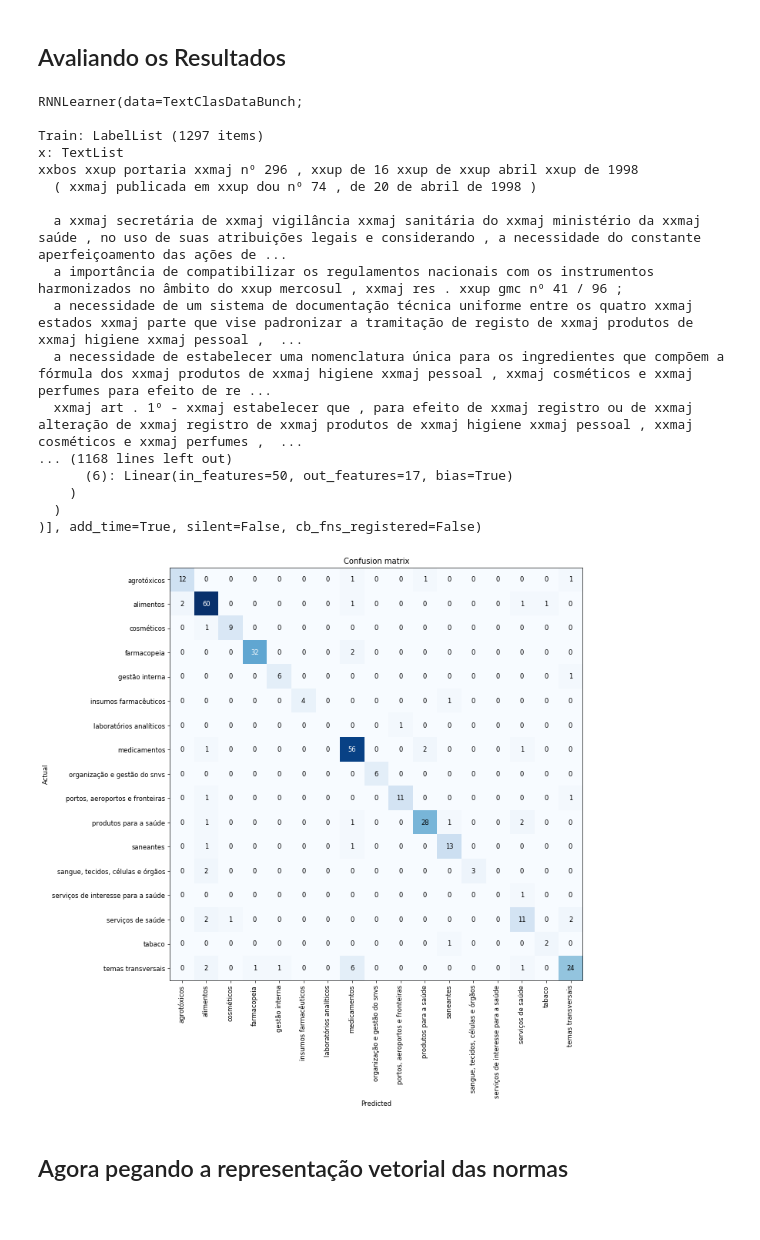
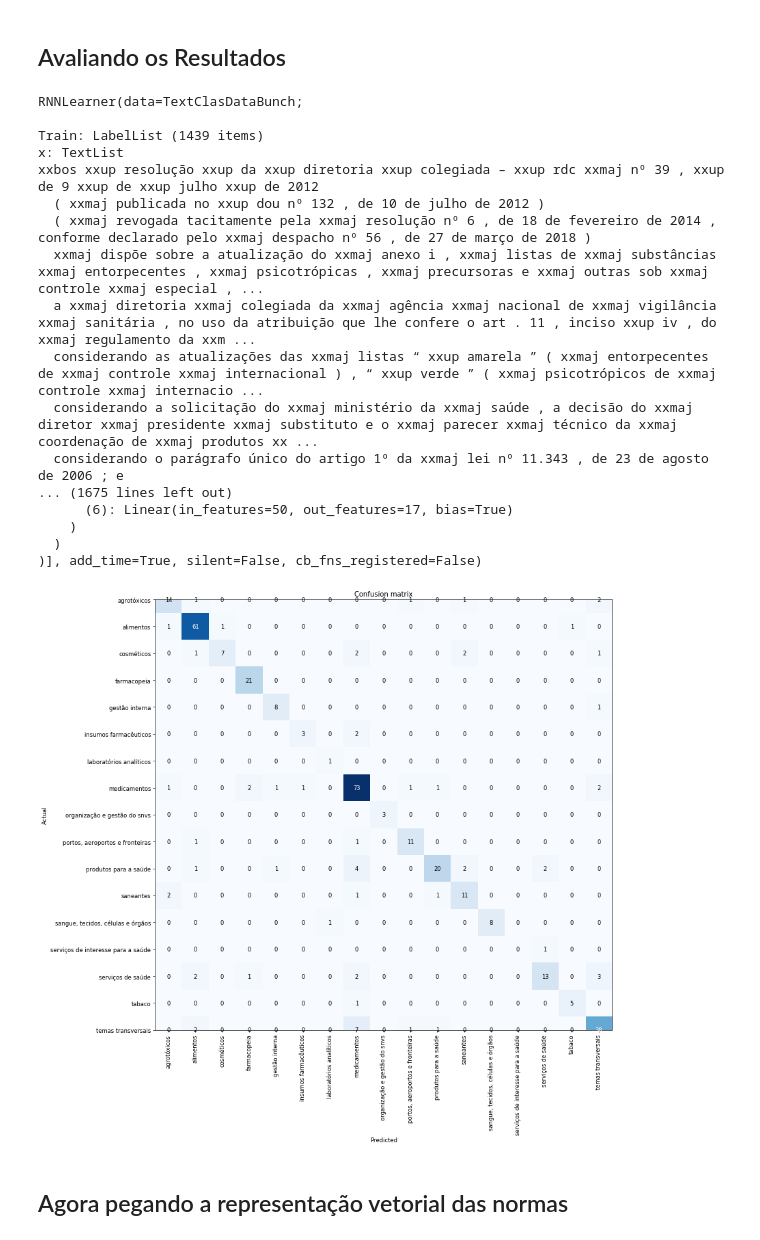
Before and after one commit to thiagodma/Cluster-Normas, a Jupyter notebook: Classificacao_Normas.ipynb, the cells around one changed output. Cells and saved outputs as stored; diff of their text form; code cells hidden in the pictures.

```diff
--- a/Classificacao_Normas.ipynb
+++ b/Classificacao_Normas.ipynb
@@ -162,24 +204,24 @@ learn_clas.fit_one_cycle(20, max_lr=slice(lr_min,lr_max), moms=(0.8,0.7), callba
 # %% [markdown]
 ## Avaliando os Resultados
 # %%
-data_clas = load_data('Data',file='data_clas')
+data_clas = load_data('.','data_clas')
 # %%
 learn_clas = text_classifier_learner(data_clas, AWD_LSTM, drop_mult=0.5, callback_fns=ShowGraph, pretrained=False)
-learn_clas.load('learn_clas')
+learn_clas.load('learn_clas_ft')
 # %% [output]
 RNNLearner(data=TextClasDataBunch;
 
-Train: LabelList (1297 items)
+Train: LabelList (1439 items)
 x: TextList
-xxbos xxup portaria xxmaj nº 296 , xxup de 16 xxup de xxup abril xxup de 1998
-  ( xxmaj publicada em xxup dou nº 74 , de 20 de abril de 1998 )
-
-  a xxmaj secretária de xxmaj vigilância xxmaj sanitária do xxmaj ministério da xxmaj saúde , no uso de suas atribuições legais e considerando , a necessidade do constante aperfeiçoamento das ações de ...
-  a importância de compatibilizar os regulamentos nacionais com os instrumentos harmonizados no âmbito do xxup mercosul , xxmaj res . xxup gmc nº 41 / 96 ;
-  a necessidade de um sistema de documentação técnica uniforme entre os quatro xxmaj estados xxmaj parte que vise padronizar a tramitação de registo de xxmaj produtos de xxmaj higiene xxmaj pessoal ,  ...
-  a necessidade de estabelecer uma nomenclatura única para os ingredientes que compõem a fórmula dos xxmaj produtos de xxmaj higiene xxmaj pessoal , xxmaj cosméticos e xxmaj perfumes para efeito de re ...
-  xxmaj art . 1º - xxmaj estabelecer que , para efeito de xxmaj registro ou de xxmaj alteração de xxmaj registro de xxmaj produtos de xxmaj higiene xxmaj pessoal , xxmaj cosméticos e xxmaj perfumes ,  ...
-... (1168 lines left out)
+xxbos xxup resolução xxup da xxup diretoria xxup colegiada – xxup rdc xxmaj nº 39 , xxup de 9 xxup de xxup julho xxup de 2012
+  ( xxmaj publicada no xxup dou nº 132 , de 10 de julho de 2012 )
+  ( xxmaj revogada tacitamente pela xxmaj resolução nº 6 , de 18 de fevereiro de 2014 , conforme declarado pelo xxmaj despacho nº 56 , de 27 de março de 2018 )
+  xxmaj dispõe sobre a atualização do xxmaj anexo i , xxmaj listas de xxmaj substâncias xxmaj entorpecentes , xxmaj psicotrópicas , xxmaj precursoras e xxmaj outras sob xxmaj controle xxmaj especial , ...
+  a xxmaj diretoria xxmaj colegiada da xxmaj agência xxmaj nacional de xxmaj vigilância xxmaj sanitária , no uso da atribuição que lhe confere o art . 11 , inciso xxup iv , do xxmaj regulamento da xxm ...
+  considerando as atualizações das xxmaj listas “ xxup amarela ” ( xxmaj entorpecentes de xxmaj controle xxmaj internacional ) , “ xxup verde ” ( xxmaj psicotrópicos de xxmaj controle xxmaj internacio ...
+  considerando a solicitação do xxmaj ministério da xxmaj saúde , a decisão do xxmaj diretor xxmaj presidente xxmaj substituto e o xxmaj parecer xxmaj técnico da xxmaj coordenação de xxmaj produtos xx ...
+  considerando o parágrafo único do artigo 1º da xxmaj lei nº 11.343 , de 23 de agosto de 2006 ; e
+... (1675 lines left out)
       (6): Linear(in_features=50, out_features=17, bias=True)
     )
   )
@@ -189,9 +231,9 @@ xxbos xxup portaria xxmaj nº 296 , xxup de 16 xxup de xxup abril xxup de 1998
 #learn_clas.load('learn_clas_ft')
 interp = ClassificationInterpretation.from_learner(learn_clas)
 # %%
-interp.plot_confusion_matrix(figsize=(12,12), dpi=60)
+interp.plot_confusion_matrix(figsize=(14,14), dpi=60)
 # %% [output]
-[figure, old version]
+[figure, new version]
 # %% [markdown]
 ## Agora pegando a representação vetorial das normas
 # %%
```
Also changed, not shown: parts of 9 cells of this notebook.
